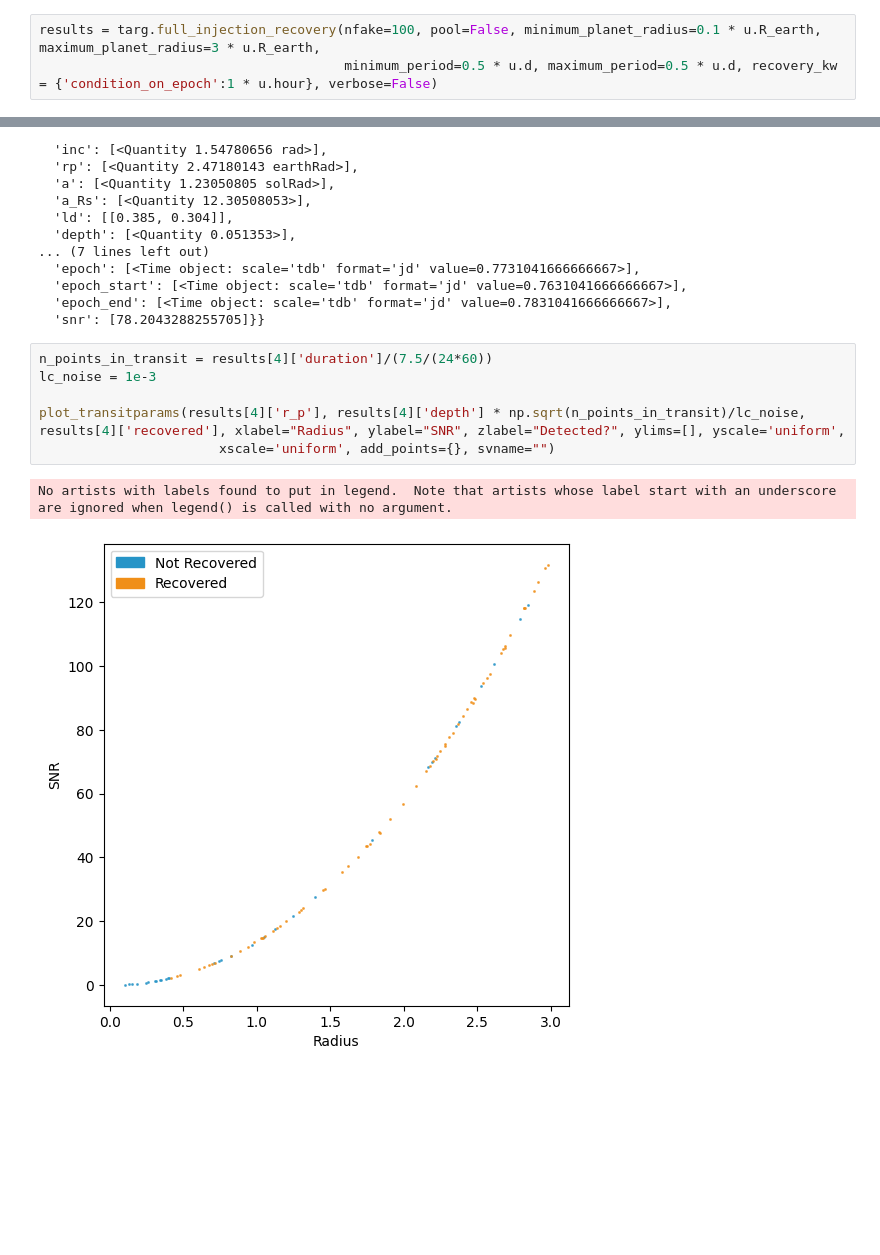
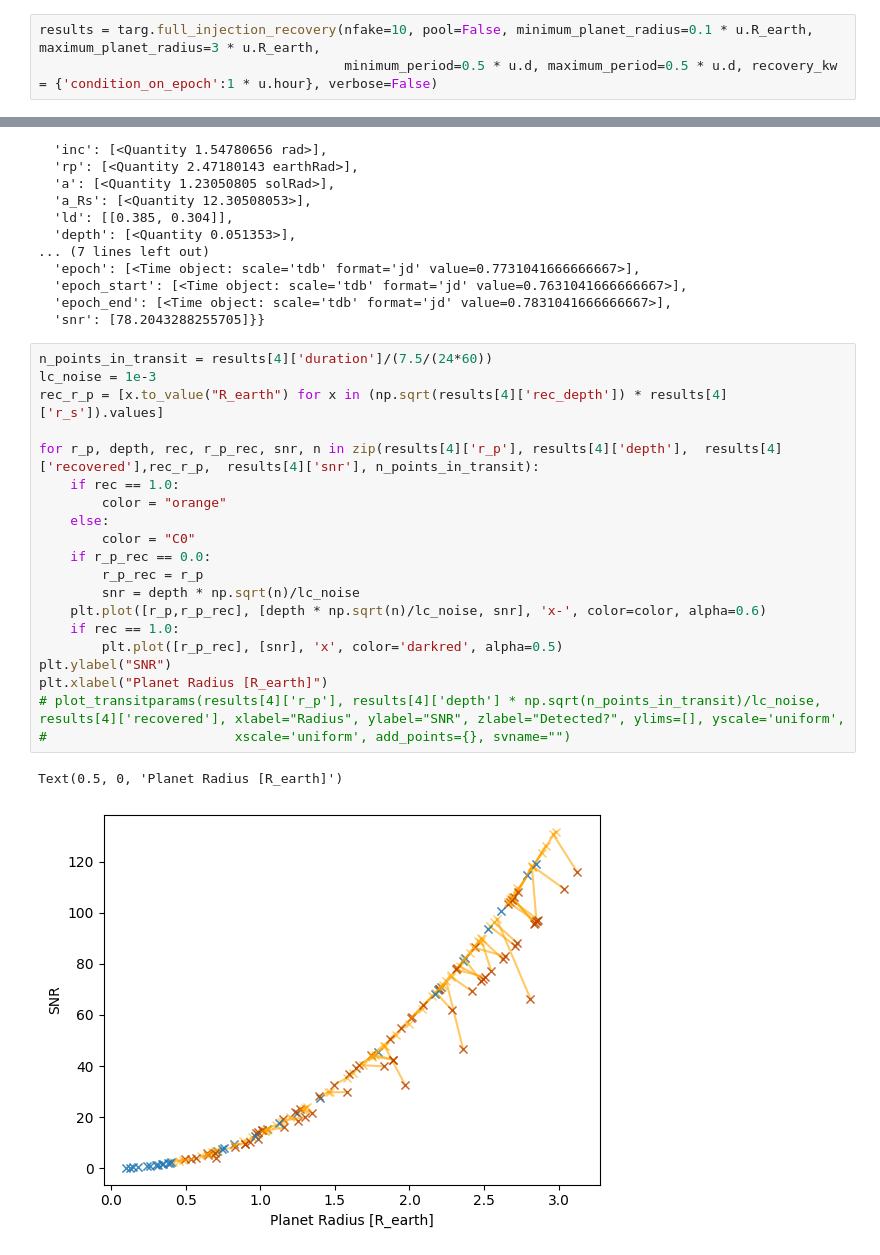
Before and after one commit to catrionamurray/occultence, a Jupyter notebook: occultence/notebooks/test_injecting_transits.ipynb, the cells around one changed output, grey strips where cells are left out. Saved outputs shown, nothing was run; the diff lists cells and outputs as text; blank space fills up the shorter version.

```diff
--- a/occultence/notebooks/test_injecting_transits.ipynb
+++ b/occultence/notebooks/test_injecting_transits.ipynb
@@ -73,6 +73,6 @@ planets
 100 rows × 21 columns
 # %%
-results = targ.full_injection_recovery(nfake=100, pool=False, minimum_planet_radius=0.1 * u.R_earth, maximum_planet_radius=3 * u.R_earth,
+results = targ.full_injection_recovery(nfake=10, pool=False, minimum_planet_radius=0.1 * u.R_earth, maximum_planet_radius=3 * u.R_earth,
                                        minimum_period=0.5 * u.d, maximum_period=0.5 * u.d, recovery_kw = {'condition_on_epoch':1 * u.hour}, verbose=False)
 # %% [output]
   warnings.warn(f""" The LightCurve's timelike dictionary does not appear to have the 'artifical_lightcurve' in it.
@@ -167,9 +118,23 @@ results[3][1].metadata
 # %%
 n_points_in_transit = results[4]['duration']/(7.5/(24*60))
 lc_noise = 1e-3
+rec_r_p = [x.to_value("R_earth") for x in (np.sqrt(results[4]['rec_depth']) * results[4]['r_s']).values]
 
-plot_transitparams(results[4]['r_p'], results[4]['depth'] * np.sqrt(n_points_in_transit)/lc_noise, results[4]['recovered'], xlabel="Radius", ylabel="SNR", zlabel="Detected?", ylims=[], yscale='uniform',
-                       xscale='uniform', add_points={}, svname="")
+for r_p, depth, rec, r_p_rec, snr, n in zip(results[4]['r_p'], results[4]['depth'],  results[4]['recovered'],rec_r_p,  results[4]['snr'], n_points_in_transit):
+    if rec == 1.0:
+        color = "orange"
+    else:
+        color = "C0"
+    if r_p_rec == 0.0:
+        r_p_rec = r_p
+        snr = depth * np.sqrt(n)/lc_noise
+    plt.plot([r_p,r_p_rec], [depth * np.sqrt(n)/lc_noise, snr], 'x-', color=color, alpha=0.6)
+    if rec == 1.0:
+        plt.plot([r_p_rec], [snr], 'x', color='darkred', alpha=0.5)
+plt.ylabel("SNR")
+plt.xlabel("Planet Radius [R_earth]")
+# plot_transitparams(results[4]['r_p'], results[4]['depth'] * np.sqrt(n_points_in_transit)/lc_noise, results[4]['recovered'], xlabel="Radius", ylabel="SNR", zlabel="Detected?", ylims=[], yscale='uniform',
+#                        xscale='uniform', add_points={}, svname="")
 # %% [output]
-No artists with labels found to put in legend.  Note that artists whose label start with an underscore are ignored when legend() is called with no argument.
+Text(0.5, 0, 'Planet Radius [R_earth]')
-[figure, old version]
+[figure, new version]
```
Also changed, not shown: parts of 16 cells of this notebook, 2 other files.
